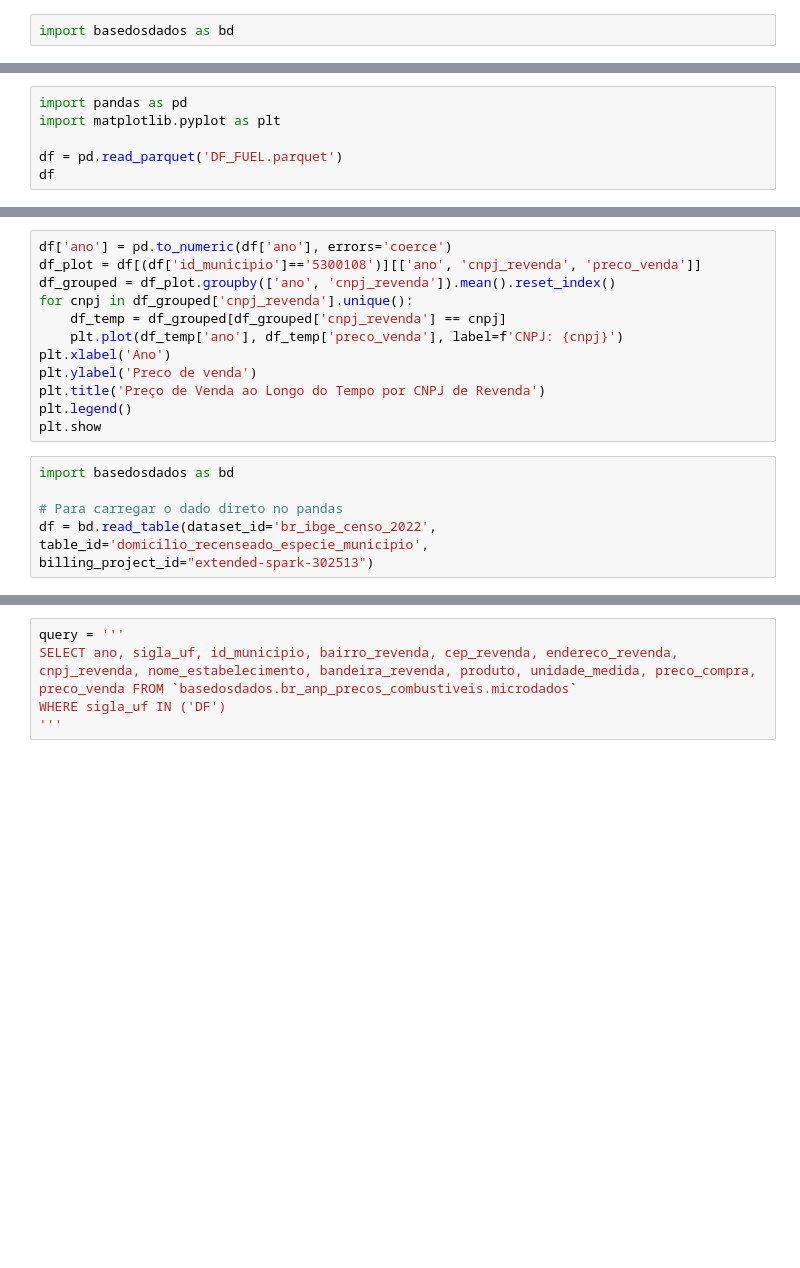
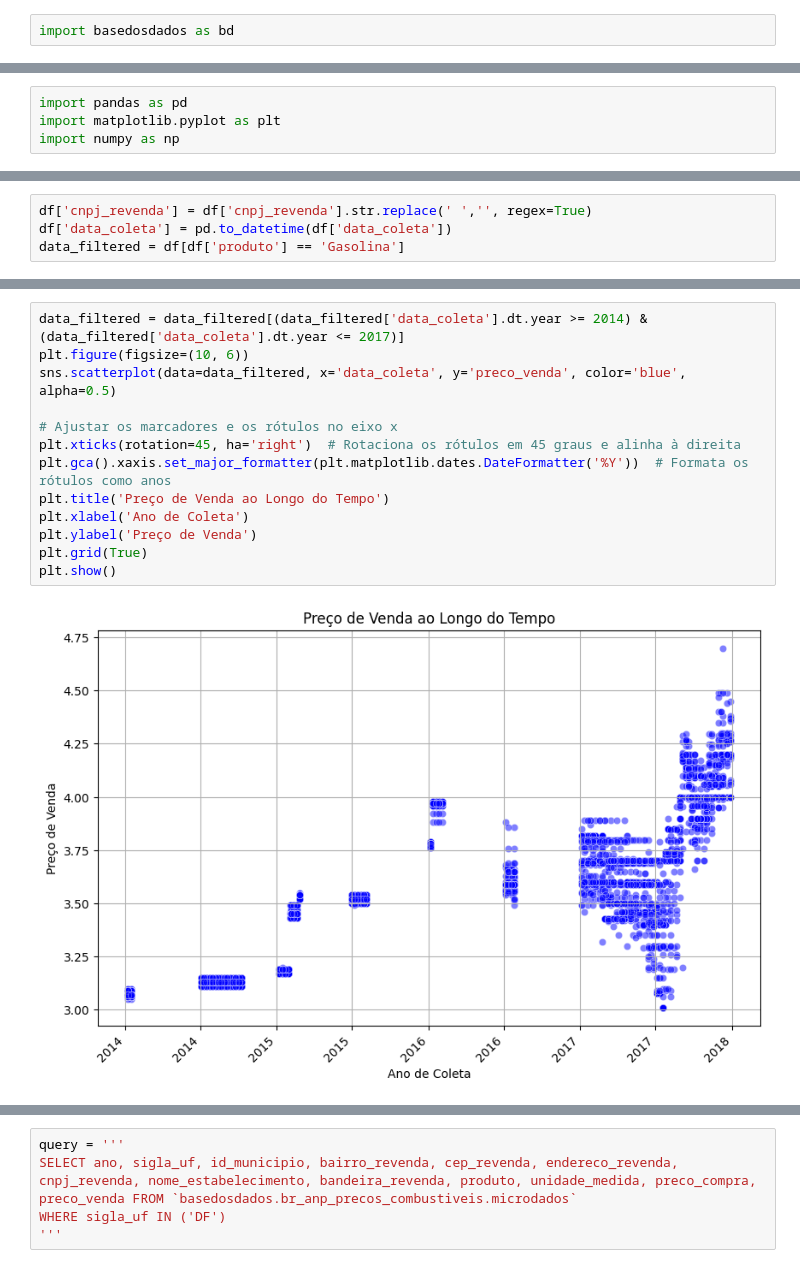
Before and after one commit to estevaocardoso/projetos-estevao, a Jupyter notebook: GAS_ML/GETTING_DF.ipynb, the cells around one changed output, grey strips where cells are left out. Cells and saved outputs as stored; diff of their text form; blank space fills up the shorter version.

```diff
--- a/GAS_ML/GETTING_DF.ipynb
+++ b/GAS_ML/GETTING_DF.ipynb
@@ -22,6 +15,4 @@ df.to_parquet(parquet_name, index=False)
 # %%
 import pandas as pd
 import matplotlib.pyplot as plt
-
-df = pd.read_parquet('DF_FUEL.parquet')
-df
+import numpy as np
@@ -42,19 +18,0 @@ df
-# %%
-df['ano'] = pd.to_numeric(df['ano'], errors='coerce')
-df_plot = df[(df['id_municipio']=='5300108')][['ano', 'cnpj_revenda', 'preco_venda']]
-df_grouped = df_plot.groupby(['ano', 'cnpj_revenda']).mean().reset_index()
-for cnpj in df_grouped['cnpj_revenda'].unique():
-    df_temp = df_grouped[df_grouped['cnpj_revenda'] == cnpj]
-    plt.plot(df_temp['ano'], df_temp['preco_venda'], label=f'CNPJ: {cnpj}')
-plt.xlabel('Ano')
-plt.ylabel('Preco de venda')
-plt.title('Preço de Venda ao Longo do Tempo por CNPJ de Revenda')
-plt.legend()
-plt.show
-# %%
-import basedosdados as bd
-
-# Para carregar o dado direto no pandas
-df = bd.read_table(dataset_id='br_ibge_censo_2022',
-table_id='domicilio_recenseado_especie_municipio',
-billing_project_id="extended-spark-302513")
@@ -84,0 +19,4 @@ df_adress
+# %%
+df['cnpj_revenda'] = df['cnpj_revenda'].str.replace(' ','', regex=True)
+df['data_coleta'] = pd.to_datetime(df['data_coleta'])
+data_filtered = df[df['produto'] == 'Gasolina']
@@ -84,0 +149,15 @@ df_adress
+# %%
+data_filtered = data_filtered[(data_filtered['data_coleta'].dt.year >= 2014) & (data_filtered['data_coleta'].dt.year <= 2017)]
+plt.figure(figsize=(10, 6))
+sns.scatterplot(data=data_filtered, x='data_coleta', y='preco_venda', color='blue', alpha=0.5)
+
+# Ajustar os marcadores e os rótulos no eixo x
+plt.xticks(rotation=45, ha='right')  # Rotaciona os rótulos em 45 graus e alinha à direita
+plt.gca().xaxis.set_major_formatter(plt.matplotlib.dates.DateFormatter('%Y'))  # Formata os rótulos como anos
+plt.title('Preço de Venda ao Longo do Tempo')
+plt.xlabel('Ano de Coleta')
+plt.ylabel('Preço de Venda')
+plt.grid(True)
+plt.show()
+# %% [output]
+[figure, added]
```
Also changed, not shown: parts of 19 cells of this notebook, 3 other files.
